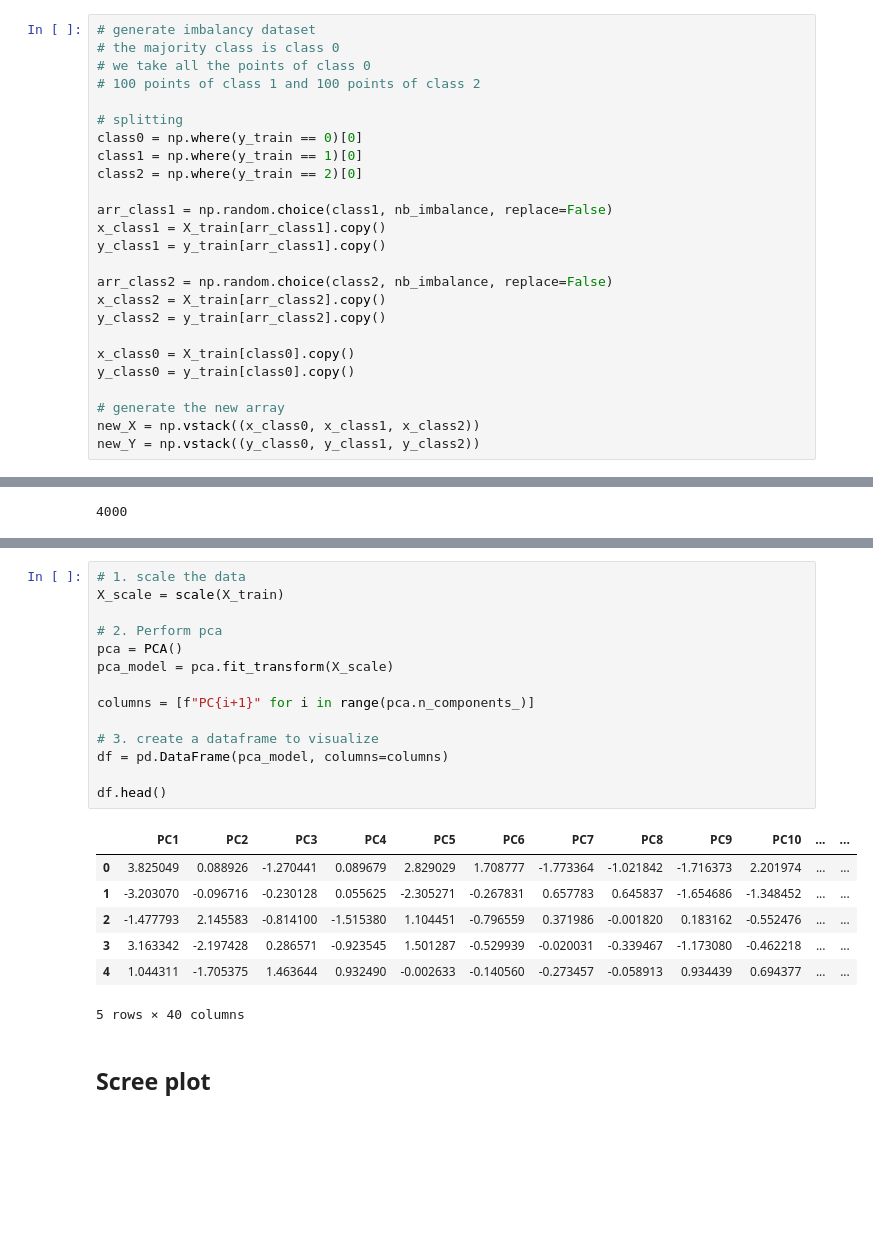
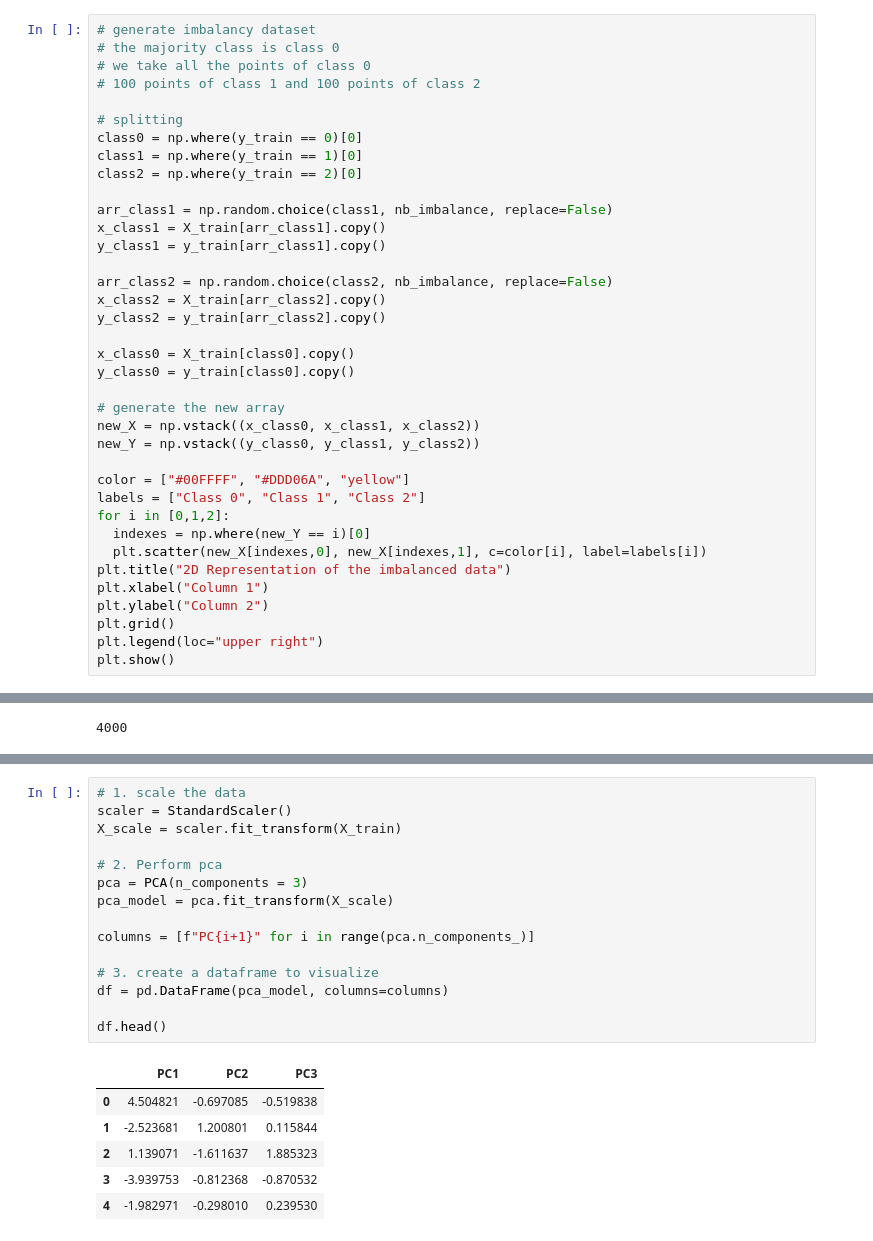
Before and after one commit to Manuela-AYO/Knn, a Jupyter notebook: Waveform_EDA.ipynb, the cells around one changed output, grey strips where cells are left out. Cells and saved outputs as stored; diff of their text form; blank space fills up the shorter version.

```diff
--- a/Waveform_EDA.ipynb
+++ b/Waveform_EDA.ipynb
@@ -881,3 +920,15 @@ y_class0 = y_train[class0].copy()
 # generate the new array
 new_X = np.vstack((x_class0, x_class1, x_class2))
 new_Y = np.vstack((y_class0, y_class1, y_class2))
+
+color = ["#00FFFF", "#DDD06A", "yellow"]
+labels = ["Class 0", "Class 1", "Class 2"]
+for i in [0,1,2]:
+  indexes = np.where(new_Y == i)[0]
+  plt.scatter(new_X[indexes,0], new_X[indexes,1], c=color[i], label=labels[i])
+plt.title("2D Representation of the imbalanced data")
+plt.xlabel("Column 1")
+plt.ylabel("Column 2")
+plt.grid()
+plt.legend(loc="upper right")
+plt.show()
@@ -1107,24 +1163,22 @@ len(X_train)
 # %%
 # 1. scale the data
-X_scale = scale(X_train)
+scaler = StandardScaler()
+X_scale = scaler.fit_transform(X_train)
 
 # 2. Perform pca
-pca = PCA()
+pca = PCA(n_components = 3)
 pca_model = pca.fit_transform(X_scale)
 
 columns = [f"PC{i+1}" for i in range(pca.n_components_)]
 
 # 3. create a dataframe to visualize
 df = pd.DataFrame(pca_model, columns=columns)
 
 df.head()
 # %% [output]
-|  | PC1 | PC2 | PC3 | PC4 | PC5 | PC6 | PC7 | PC8 | PC9 | PC10 | ... | ... |
-| 0 | 3.825049 | 0.088926 | -1.270441 | 0.089679 | 2.829029 | 1.708777 | -1.773364 | -1.021842 | -1.716373 | 2.201974 | ... | ... |
-| 1 | -3.203070 | -0.096716 | -0.230128 | 0.055625 | -2.305271 | -0.267831 | 0.657783 | 0.645837 | -1.654686 | -1.348452 | ... | ... |
-| 2 | -1.477793 | 2.145583 | -0.814100 | -1.515380 | 1.104451 | -0.796559 | 0.371986 | -0.001820 | 0.183162 | -0.552476 | ... | ... |
-| 3 | 3.163342 | -2.197428 | 0.286571 | -0.923545 | 1.501287 | -0.529939 | -0.020031 | -0.339467 | -1.173080 | -0.462218 | ... | ... |
-| 4 | 1.044311 | -1.705375 | 1.463644 | 0.932490 | -0.002633 | -0.140560 | -0.273457 | -0.058913 | 0.934439 | 0.694377 | ... | ... |
+|  | PC1 | PC2 | PC3 |
+| 0 | 4.504821 | -0.697085 | -0.519838 |
+| 1 | -2.523681 | 1.200801 | 0.115844 |
+| 2 | 1.139071 | -1.611637 | 1.885323 |
+| 3 | -3.939753 | -0.812368 | -0.870532 |
+| 4 | -1.982971 | -0.298010 | 0.239530 |
-5 rows × 40 columns
-# %% [markdown]
-## Scree plot
```
Also changed, not shown: parts of 64 cells of this notebook.
